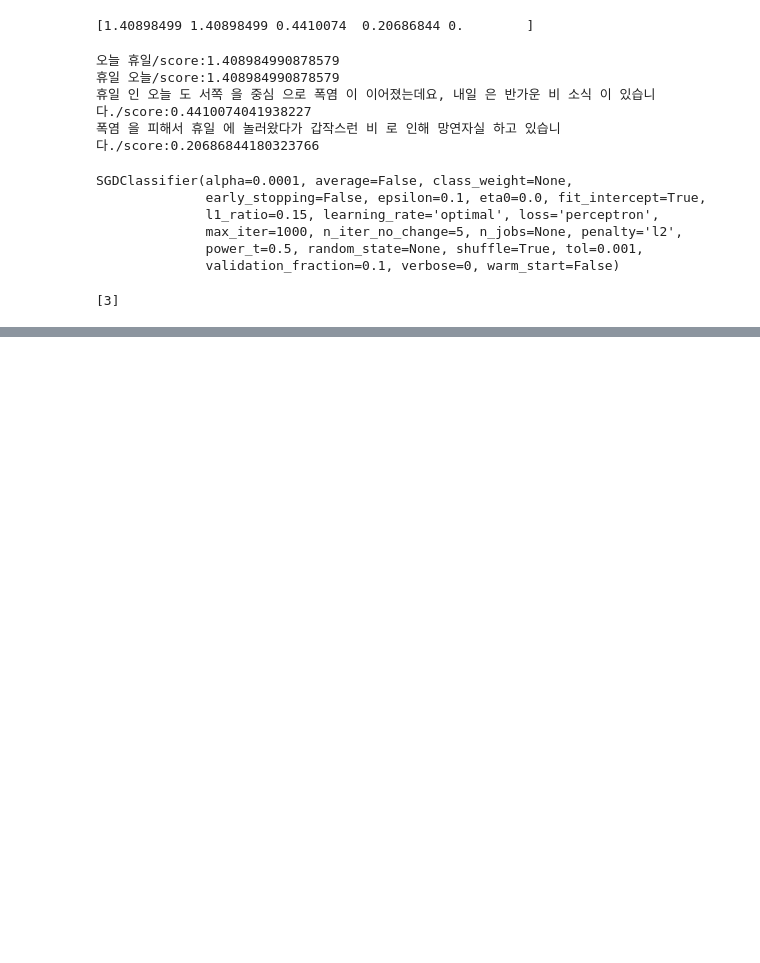
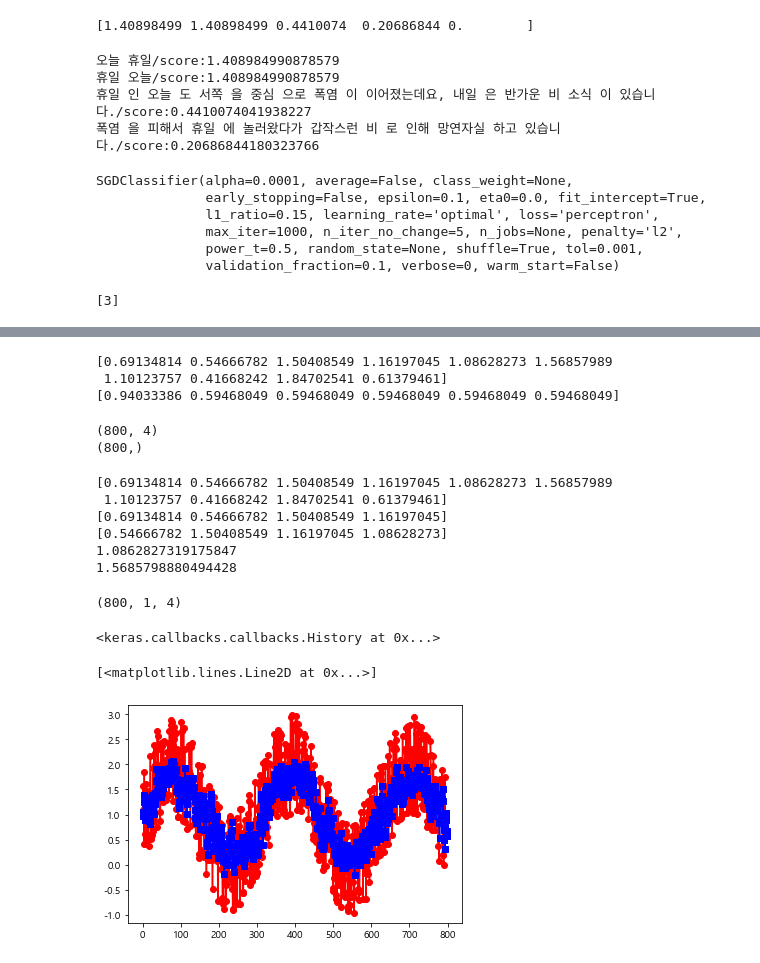
Before and after one commit to ys21-loka/Beek06, a Jupyter notebook: 자연어처리/2.07~NLP_basic.ipynb, the cells around one changed output, grey strips where cells are left out. Cells and saved outputs as stored; diff of their text form; code cells hidden in the pictures; blank space fills up the shorter version.

```diff
--- a/자연어처리/2.07~NLP_basic.ipynb
+++ b/자연어처리/2.07~NLP_basic.ipynb
@@ -336,0 +820,3 @@ print(y_pred)
+# %%
+train = np.append(train,np.repeat(train[-1,],step))  # 마지막값을 step만큼 반복
+test = np.append(test,np.repeat(test[-1,],step))
@@ -336,0 +829,59 @@ print(y_pred)
+# %%
+print(train[:10])
+print(train[798:])
+# %% [output]
+[0.69134814 0.54666782 1.50408549 1.16197045 1.08628273 1.56857989
+ 1.10123757 0.41668242 1.84702541 0.61379461]
+[0.94033386 0.59468049 0.59468049 0.59468049 0.59468049 0.59468049]
+# %%
+def convertToMatrix(data, step):
+ X, Y =[], []
+ for i in range(len(data)-step):
+  d=i+step
+  X.append(data[i:d,])
+  Y.append(data[d,])                   #주어진 시계열 데이터로부터 y생성
+ return np.array(X), np.array(Y)
+
+trainX,trainY =convertToMatrix(train,step)
+testX,testY =convertToMatrix(test,step)
+
+print(trainX.shape)
+print(trainY.shape)
+# %% [output]
+(800, 4)
+(800,)
+# %%
+print(train[:10])
+print(trainX[0])
+print(trainX[1])
+print(trainY[0])
+print(trainY[1])
+# %% [output]
+[0.69134814 0.54666782 1.50408549 1.16197045 1.08628273 1.56857989
+ 1.10123757 0.41668242 1.84702541 0.61379461]
+[0.69134814 0.54666782 1.50408549 1.16197045]
+[0.54666782 1.50408549 1.16197045 1.08628273]
+1.0862827319175847
+1.5685798880494428
+# %%
+#3차원 shape으로 구성
+trainX = np.reshape(trainX, (trainX.shape[0], 1, trainX.shape[1]))
+testX = np.reshape(testX, (testX.shape[0], 1, testX.shape[1]))
+print(trainX.shape)
+# %% [output]
+(800, 1, 4)
+# %%
+model = Sequential()
+model.add(SimpleRNN(units=32, input_shape=(1,step), activation="tanh"))
+model.add(Dense(8, activation="tanh"))
+model.add(Dense(1))
+model.compile(loss='mse', optimizer='adam')
+model.fit(trainX,trainY, epochs=100, batch_size=16, verbose=0)
+# %% [output]
+<keras.callbacks.callbacks.History at 0x...>
+# %%
+plt.plot(trainY, 'ro-', label="target")
+plt.plot(model.predict(trainX), 'bs-', label="output")
+# %% [output]
+[<matplotlib.lines.Line2D at 0x...>]
+[figure, added]
```
Also changed, not shown: parts of 68 cells of this notebook, 15 other files.
